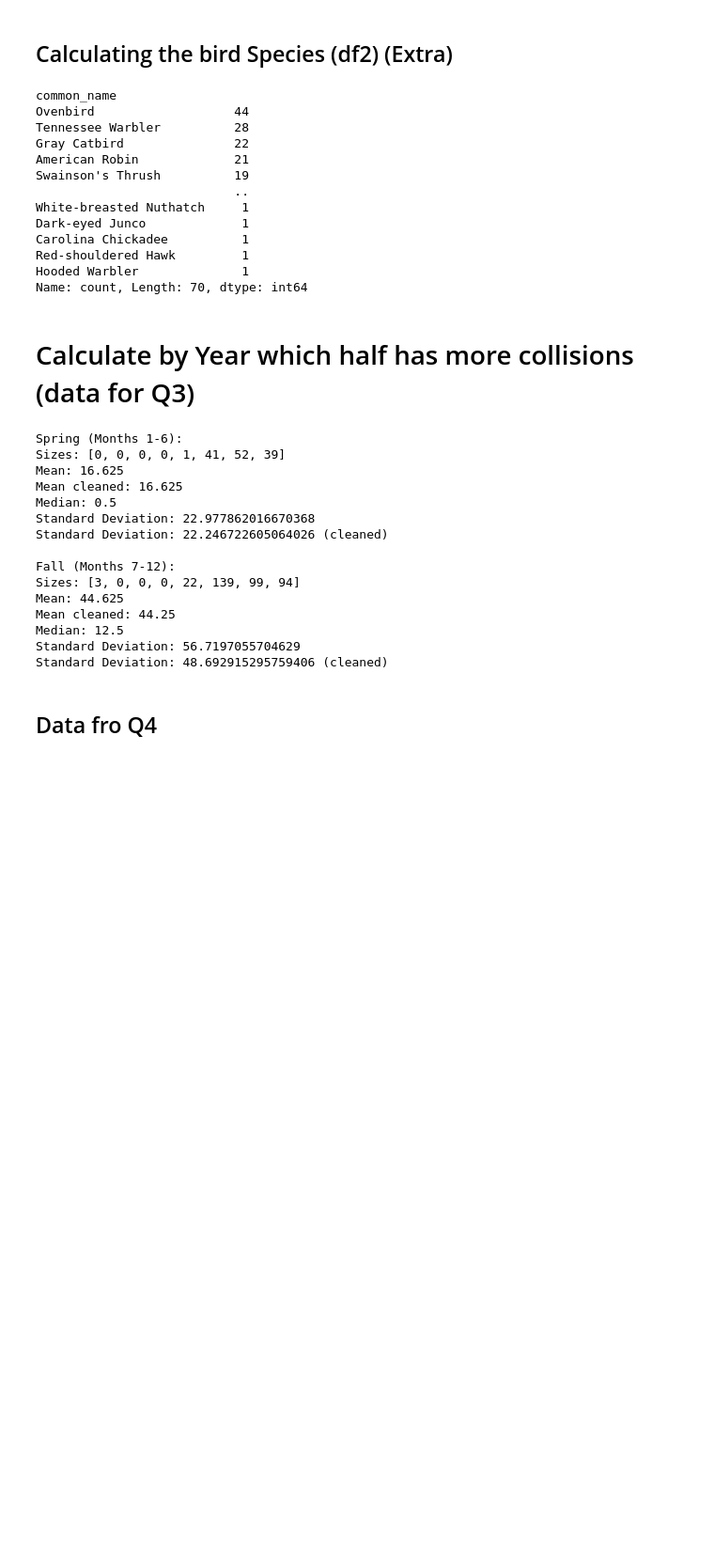
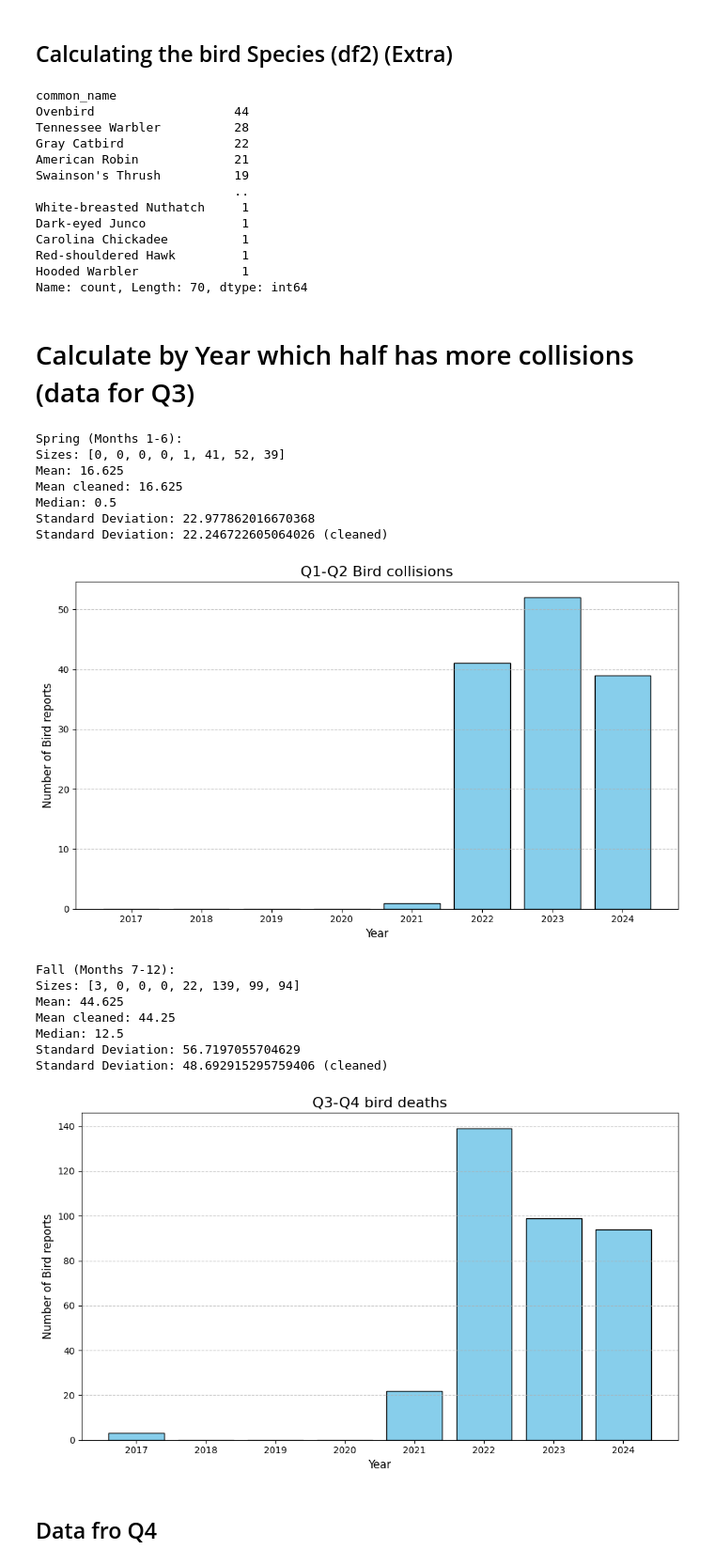
Before and after one commit to baiyue789/ISYE-3770-Project, a Jupyter notebook: JupiterNotebook.ipynb, the cells around one changed output. Shown: that part at 94% size. Saved outputs shown, nothing was run; the diff lists cells and outputs as text; code cells hidden in the pictures; blank space fills up the shorter version.

```diff
--- a/JupiterNotebook.ipynb
+++ b/JupiterNotebook.ipynb
@@ -348,6 +453,8 @@ for year in range(2017, 2025):
     except Exception as e:
         print(f"An error occurred while processing year {year}: {e}")
 # %%
+import matplotlib.pyplot as plt
+
 # Folders to save the yearly CSV files
 output_folder = "yearly_data"
 Half1_folder = "yearly_data_spring"
@@ -399,42 +506,79 @@ if len(sizes) > 4:
 else:
     Fall_outliers_ex = 0
 
 
 SPmean_exsize = sum(spring_sizes[4:]) / len(spring_sizes)
 FALLmean_exsize = sum(fall_sizes[4:]) / len(fall_sizes)
 # Output results
 print("Spring (Months 1-6):")
 print(f"Sizes: {spring_sizes}")
 print(f"Mean: {spring_mean}")
 print(f"Mean cleaned: {SPmean_exsize}")
 print(f"Median: {spring_median}")
 print(f"Standard Deviation: {pd.Series(spring_sizes).std()}")
 print(f"Standard Deviation: {Spring_outliers_ex} (cleaned)")
-print("")
+
+sizes = spring_sizes
+
+
+years = list(range(2017, 2025))
+mean_size = sum(sizes) / len(sizes)
+
+
+# Create a bar chart for dataset sizes
+plt.figure(figsize=(10, 6))
+plt.bar(years, sizes, color='skyblue', edgecolor='black')
+plt.title("Q1-Q2 Bird collisions", fontsize=16)
+plt.xlabel("Year", fontsize=12)
+plt.ylabel("Number of Bird reports", fontsize=12)
+plt.xticks(years)
+plt.grid(axis='y', linestyle='--', alpha=0.7)
+plt.tight_layout()
+plt.show()
+
 
 print("Fall (Months 7-12):")
 print(f"Sizes: {fall_sizes}")
 print(f"Mean: {fall_mean}")
 print(f"Mean cleaned: {FALLmean_exsize}")
 print(f"Median: {fall_median}")
 print(f"Standard Deviation: {pd.Series(fall_sizes).std()}")
 print(f"Standard Deviation: {Fall_outliers_ex} (cleaned)")
+
+sizes = fall_sizes
+
+
+years = list(range(2017, 2025))
+mean_size = sum(sizes) / len(sizes)
+
+
+# Create a bar chart for dataset sizes
+plt.figure(figsize=(10, 6))
+plt.bar(years, sizes, color='skyblue', edgecolor='black')
+plt.title("Q3-Q4 bird deaths", fontsize=16)
+plt.xlabel("Year", fontsize=12)
+plt.ylabel("Number of Bird reports", fontsize=12)
+plt.xticks(years)
+plt.grid(axis='y', linestyle='--', alpha=0.7)
+plt.tight_layout()
+plt.show()
 # %% [output]
 Spring (Months 1-6):
 Sizes: [0, 0, 0, 0, 1, 41, 52, 39]
 Mean: 16.625
 Mean cleaned: 16.625
 Median: 0.5
 Standard Deviation: 22.977862016670368
 Standard Deviation: 22.246722605064026 (cleaned)
-
-Fall (Months 7-12):
-Sizes: [3, 0, 0, 0, 22, 139, 99, 94]
-Mean: 44.625
-Mean cleaned: 44.25
-Median: 12.5
-Standard Deviation: 56.7197055704629
-Standard Deviation: 48.692915295759406 (cleaned)
+[figure, added]
+Fall (Months 7-12):
+Sizes: [3, 0, 0, 0, 22, 139, 99, 94]
+Mean: 44.625
+Mean cleaned: 44.25
+Median: 12.5
+Standard Deviation: 56.7197055704629
+Standard Deviation: 48.692915295759406 (cleaned)
+[figure, added]
 # %% [markdown]
 ## Data fro Q4
 # %%
```
Also changed, not shown: parts of 4 cells of this notebook, 1 other file.
